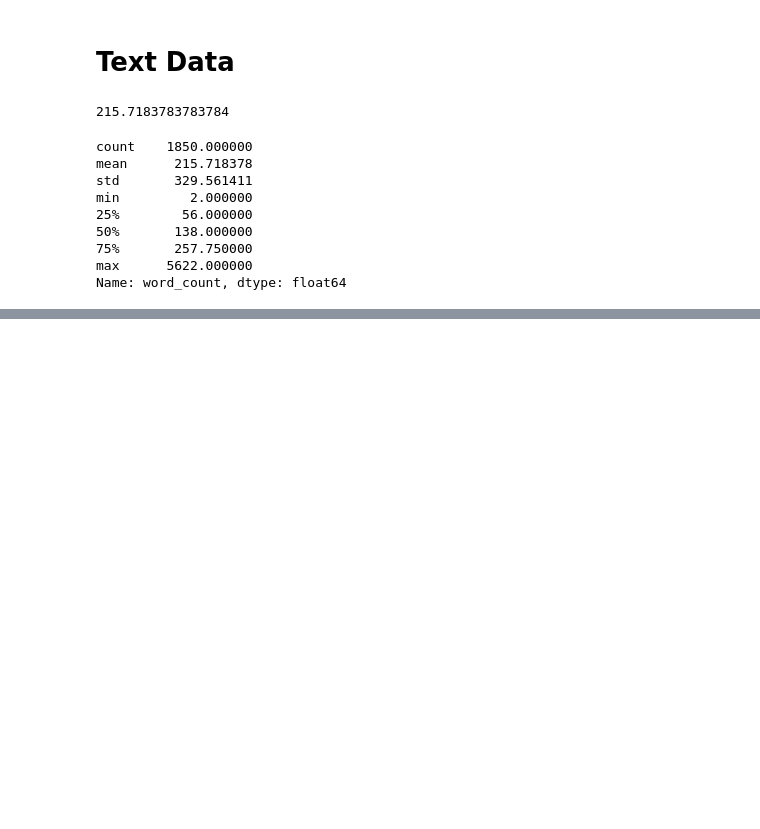
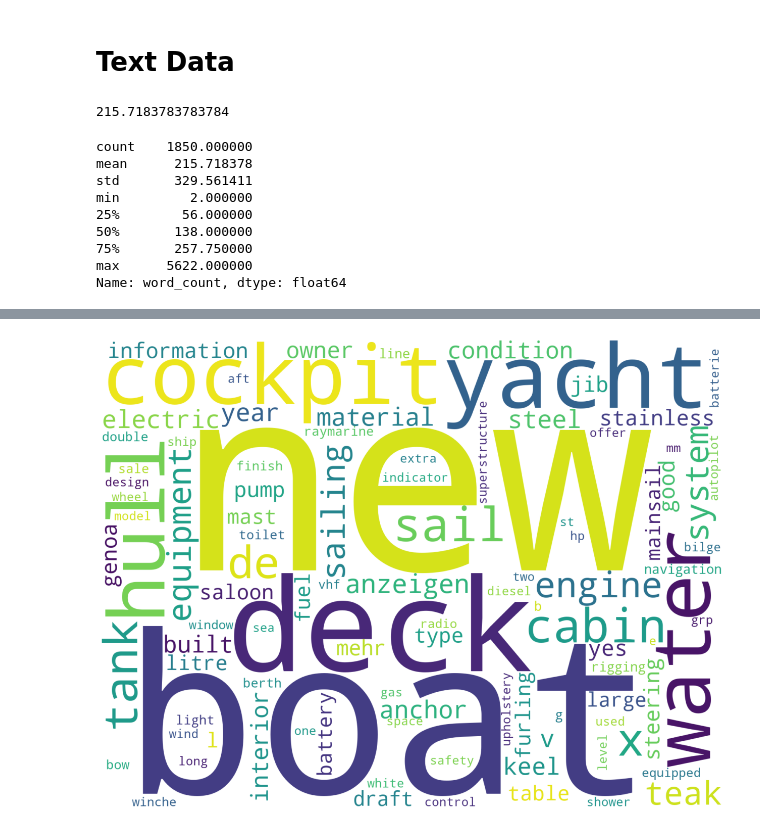
Before and after one commit to nugroho1234/shipping-listing-price-prediction, a Jupyter notebook: Ship Listing Price Notebook.ipynb, the cells around one changed output, grey strips where cells are left out. Drawn from its saved outputs; the diff is of its cells as text; code cells hidden in the pictures; blank space fills up the shorter version.

```diff
--- a/Ship Listing Price Notebook.ipynb
+++ b/Ship Listing Price Notebook.ipynb
@@ -347,0 +498,8 @@ True
+# %%
+wordcloud = WordCloud(background_color = "white", height=1200, width= 1600, collocations=False , max_words= 100).generate(text)
+plt.figure(figsize= (16,12))
+plt.imshow(wordcloud, interpolation = 'bilinear')
+plt.axis("off")
+plt.show()
+# %% [output]
+[figure, added]
```
Also changed, not shown: parts of 54 cells of this notebook, 6 other files.
